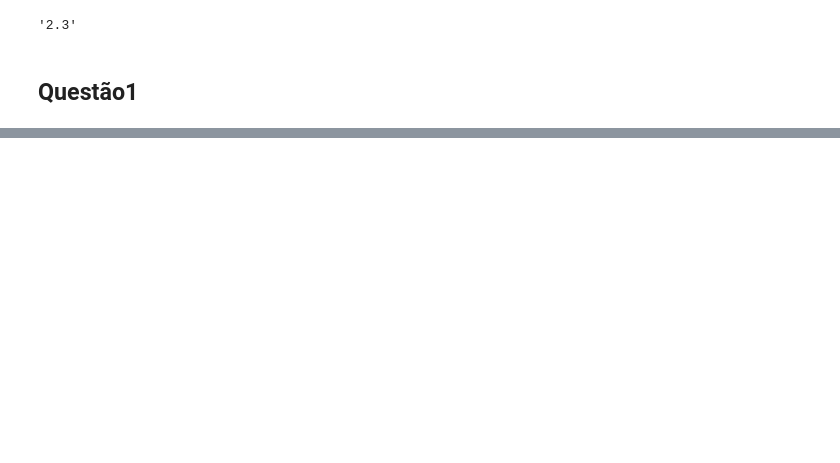
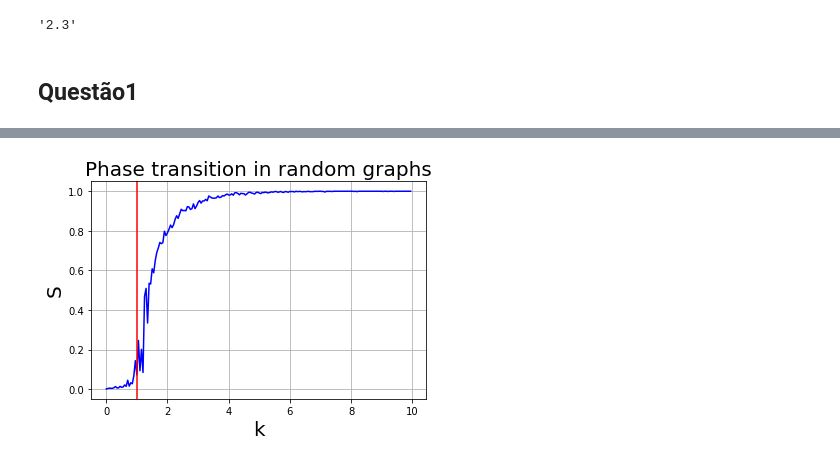
Before and after one commit to illiamw/Redes-Complexas, a Jupyter notebook: Projeto3/Projeto3.ipynb, the cells around one changed output, grey strips where cells are left out. Saved outputs shown, nothing was run; the diff lists cells and outputs as text; code cells hidden in the pictures; blank space fills up the shorter version.

```diff
--- a/Projeto3/Projeto3.ipynb
+++ b/Projeto3/Projeto3.ipynb
@@ -332,0 +384,4 @@ Redes_Random # 0 - redes Erdös-Rényi
+# %%
+plot_fase(1000,10,0.05)
+# %% [output]
+[figure, added]
```
Also changed, not shown: parts of 19 cells of this notebook, 1 other file.
